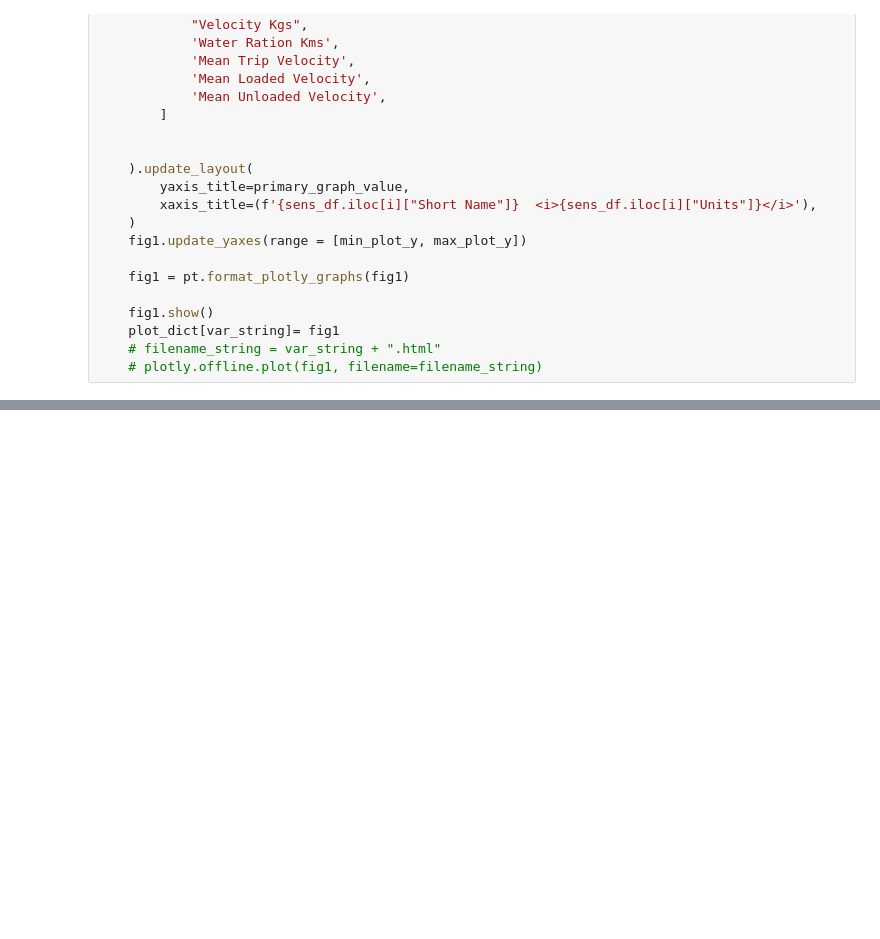
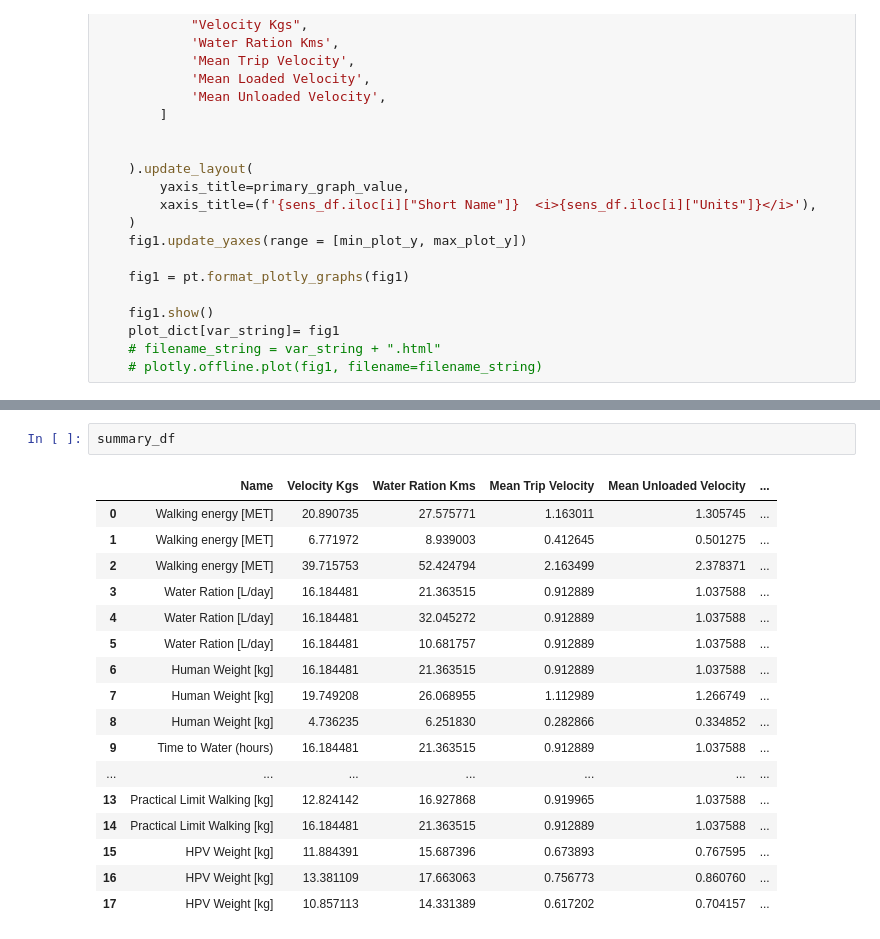
Before and after one commit to allfed/water-access, a Jupyter notebook: scripts/sensitivity_notebook.ipynb, the cells around one changed output, grey strips where cells are left out. Cells and saved outputs as stored; diff of their text form; blank space fills up the shorter version.

```diff
--- a/scripts/sensitivity_notebook.ipynb
+++ b/scripts/sensitivity_notebook.ipynb
@@ -243,3 +243,23 @@ df_large[primary_graph_value].min()*0.90
+# %%
+summary_df
+# %% [output]
+|  | Name | Velocity Kgs | Water Ration Kms | Mean Trip Velocity | Mean Unloaded Velocity | ... |
+| 0 | Walking energy [MET] | 20.890735 | 27.575771 | 1.163011 | 1.305745 | ... |
+| 1 | Walking energy [MET] | 6.771972 | 8.939003 | 0.412645 | 0.501275 | ... |
+| 2 | Walking energy [MET] | 39.715753 | 52.424794 | 2.163499 | 2.378371 | ... |
+| 3 | Water Ration [L/day] | 16.184481 | 21.363515 | 0.912889 | 1.037588 | ... |
+| 4 | Water Ration [L/day] | 16.184481 | 32.045272 | 0.912889 | 1.037588 | ... |
+| 5 | Water Ration [L/day] | 16.184481 | 10.681757 | 0.912889 | 1.037588 | ... |
+| 6 | Human Weight [kg] | 16.184481 | 21.363515 | 0.912889 | 1.037588 | ... |
+| 7 | Human Weight [kg] | 19.749208 | 26.068955 | 1.112989 | 1.266749 | ... |
+| 8 | Human Weight [kg] | 4.736235 | 6.251830 | 0.282866 | 0.334852 | ... |
+| 9 | Time to Water (hours) | 16.184481 | 21.363515 | 0.912889 | 1.037588 | ... |
+| ... | ... | ... | ... | ... | ... | ... |
+| 13 | Practical Limit Walking [kg] | 12.824142 | 16.927868 | 0.919965 | 1.037588 | ... |
+| 14 | Practical Limit Walking [kg] | 16.184481 | 21.363515 | 0.912889 | 1.037588 | ... |
+| 15 | HPV Weight [kg] | 11.884391 | 15.687396 | 0.673893 | 0.767595 | ... |
+| 16 | HPV Weight [kg] | 13.381109 | 17.663063 | 0.756773 | 0.860760 | ... |
+| 17 | HPV Weight [kg] | 10.857113 | 14.331389 | 0.617202 | 0.704157 | ... |
 # %%
 summary_df = df_large[(df_large.DataType == "Minimum Expected") | (df_large.DataType == "Maximum Expected") | (df_large.DataType == "Default")]
 # summary_df = df_large[(df_large.DataType == "Minimum Expected") | (df_large.DataType == "Maximum Expected")]
```
Also changed, not shown: parts of 6 cells of this notebook, 1 other file.
